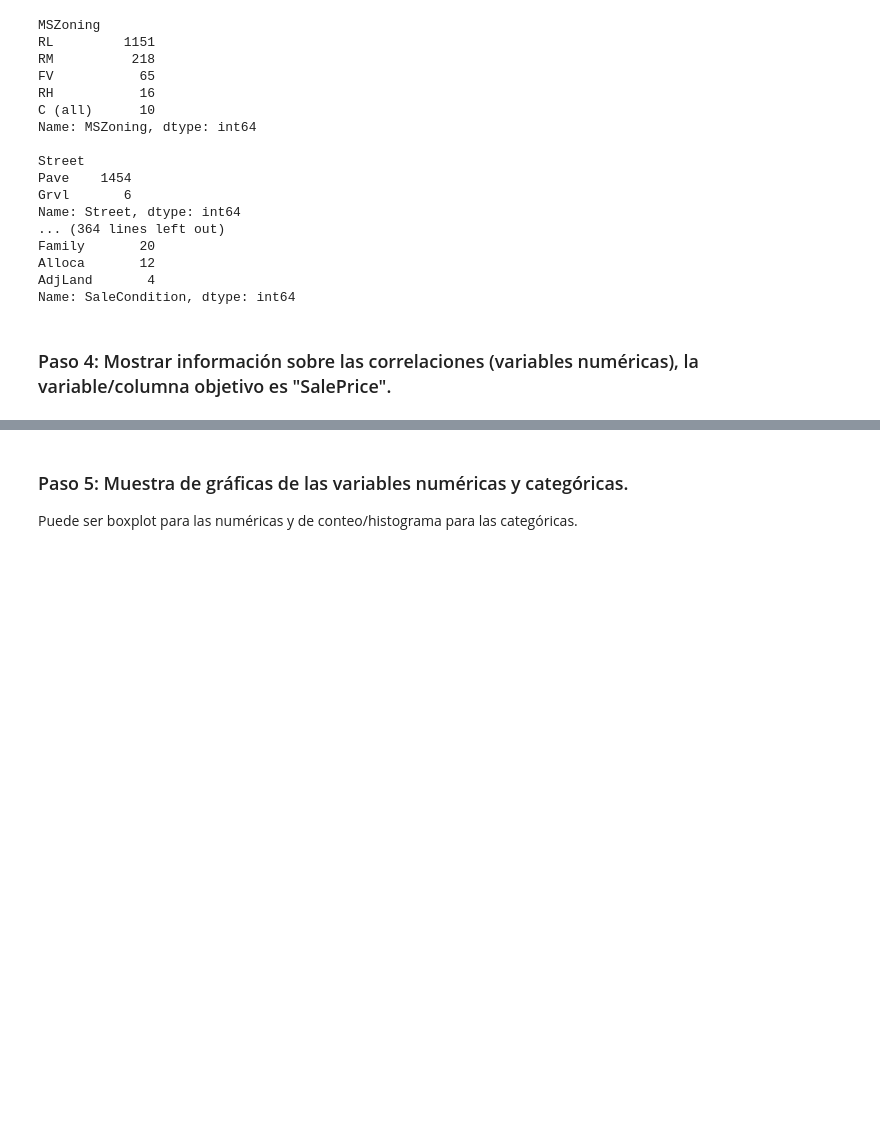
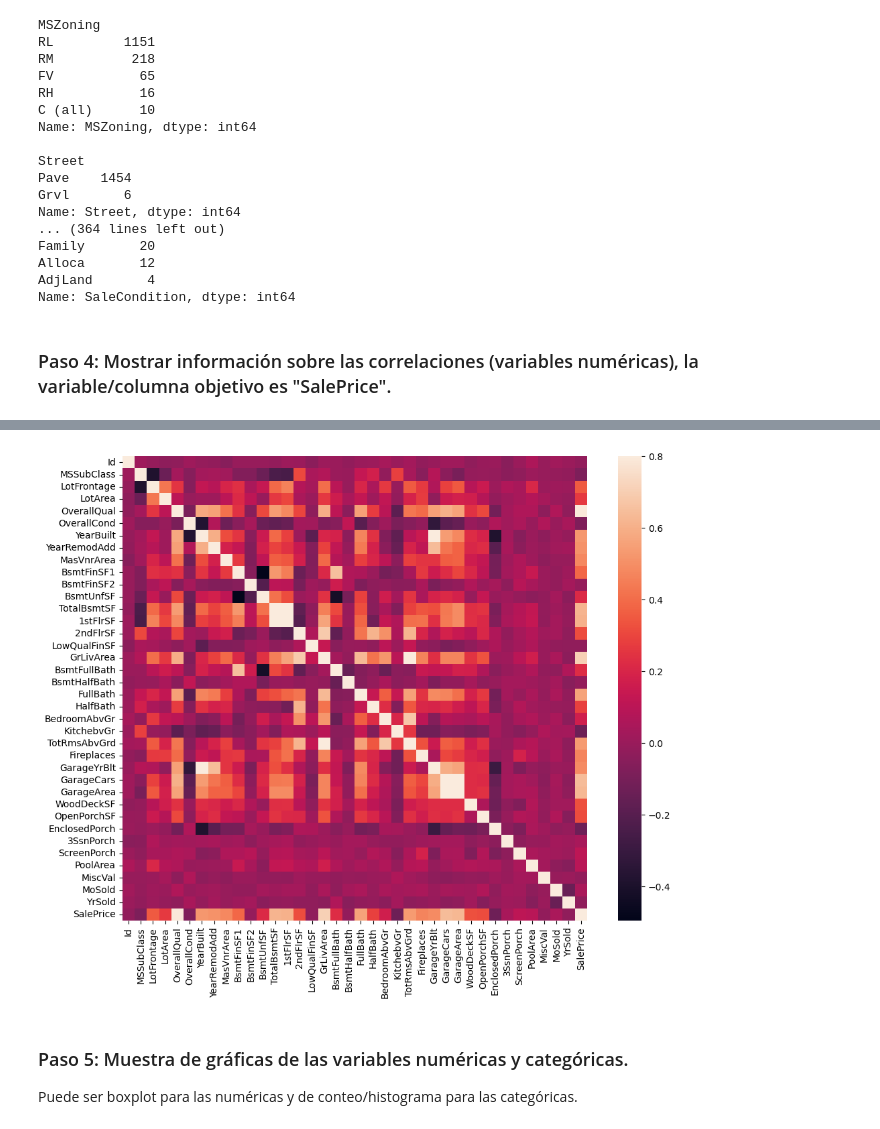
Before and after one commit to JoseAlejandroTenorioChavez/HousePricingEDA-AlejandroTenorio, a Jupyter notebook: Proyecto 1 - EDA completo.ipynb, the cells around one changed output, grey strips where cells are left out. Drawn from its saved outputs; the diff is of its cells as text; code cells hidden in the pictures; blank space fills up the shorter version.

```diff
--- a/Proyecto 1 - EDA completo.ipynb
+++ b/Proyecto 1 - EDA completo.ipynb
@@ -108,3 +128,13 @@ Name: SaleCondition, dtype: int64
+# %%
+# Calcular la matriz de correlación
+corr_matrix = df.corr(numeric_only=True)
+
+# Crear un mapa de calor
+plt.figure(figsize=(12, 9))
+sns.heatmap(corr_matrix, vmax=.8, square=True)
+plt.show()
+# %% [output]
+[figure, added]
 # %% [markdown]
 ### Paso 5: Muestra de gráficas de las variables numéricas y categóricas.
 Puede ser boxplot para las numéricas y de conteo/histograma para las categóricas.
```
Also changed, not shown: parts of 4 cells of this notebook, 1 other file.
